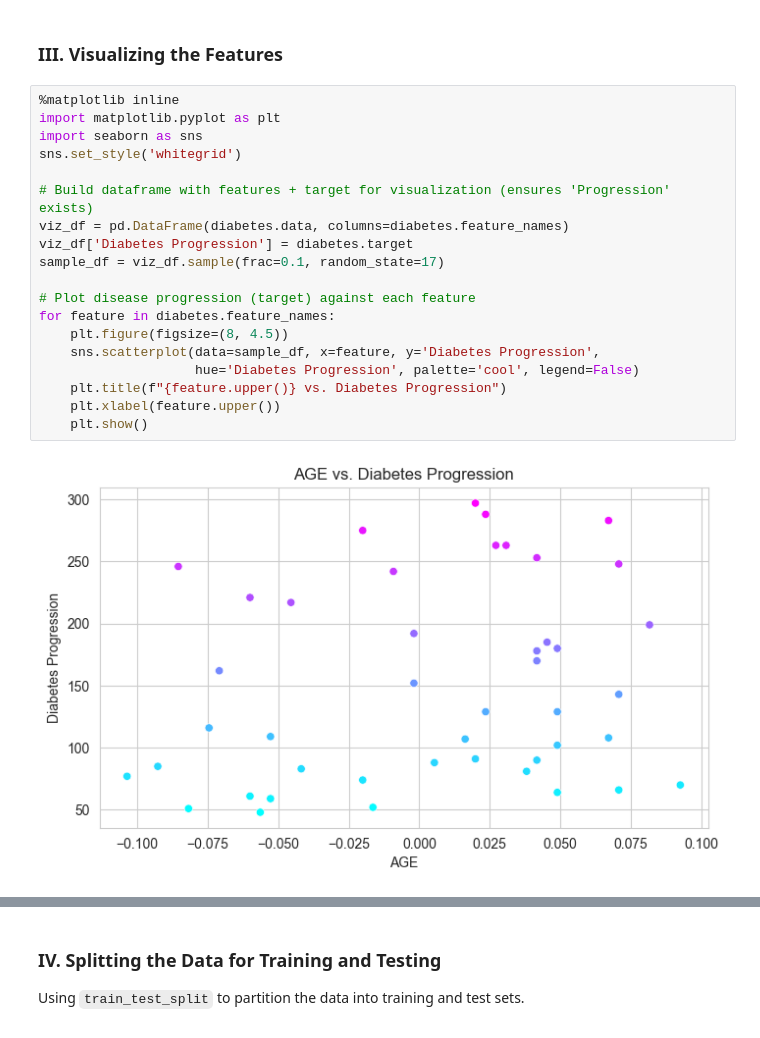
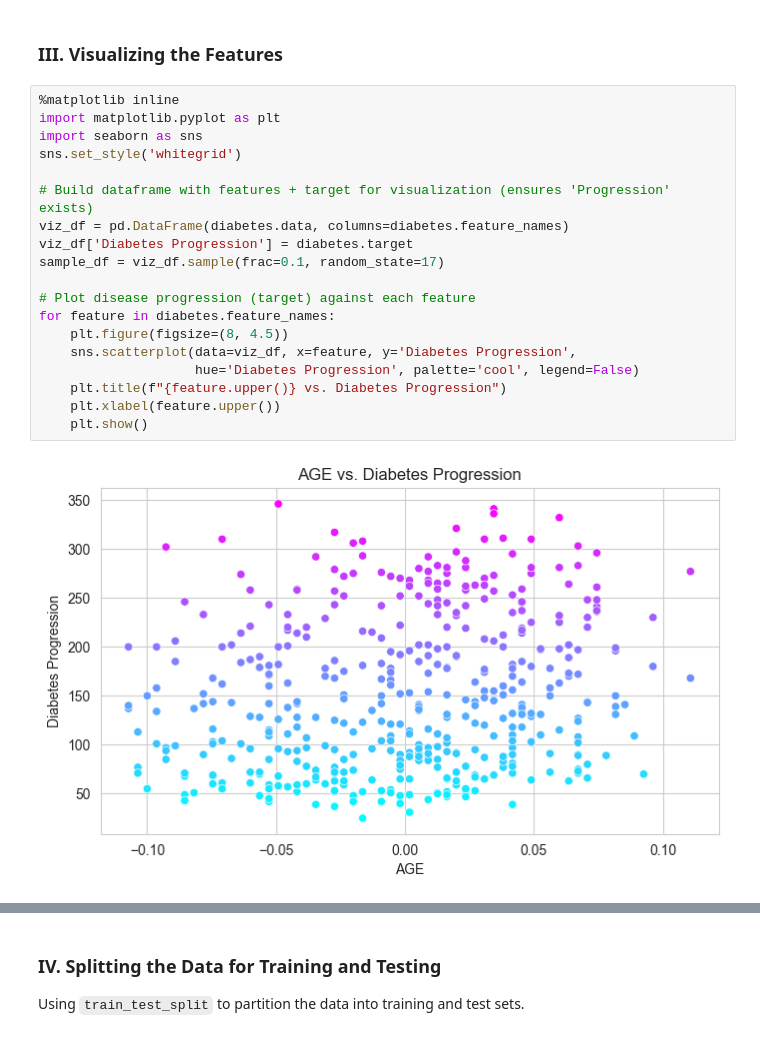
Before and after one commit to nam-ruto/cs-4410-26T3, a Jupyter notebook: hw2/hw2.ipynb, the cells around one changed output, grey strips where cells are left out. Drawn from its saved outputs; the diff is of its cells as text.

Commit message:
fix(hw2): update execution counts and correct dataframe reference in scatterplot

```diff
--- a/hw2/hw2.ipynb
+++ b/hw2/hw2.ipynb
@@ -72,21 +72,21 @@ diabetes_df.describe()
 # %%
 %matplotlib inline
 import matplotlib.pyplot as plt
 import seaborn as sns
 sns.set_style('whitegrid')
 
 # Build dataframe with features + target for visualization (ensures 'Progression' exists)
 viz_df = pd.DataFrame(diabetes.data, columns=diabetes.feature_names)
 viz_df['Diabetes Progression'] = diabetes.target
 sample_df = viz_df.sample(frac=0.1, random_state=17)
 
 # Plot disease progression (target) against each feature
 for feature in diabetes.feature_names:
     plt.figure(figsize=(8, 4.5))
-    sns.scatterplot(data=sample_df, x=feature, y='Diabetes Progression',
+    sns.scatterplot(data=viz_df, x=feature, y='Diabetes Progression',
                     hue='Diabetes Progression', palette='cool', legend=False)
     plt.title(f"{feature.upper()} vs. Diabetes Progression")
     plt.xlabel(feature.upper())
     plt.show()
 # %% [output]
-[figure, old version]
+[figure, new version]
```
Also changed, not shown: parts of 1 cell of this notebook.
